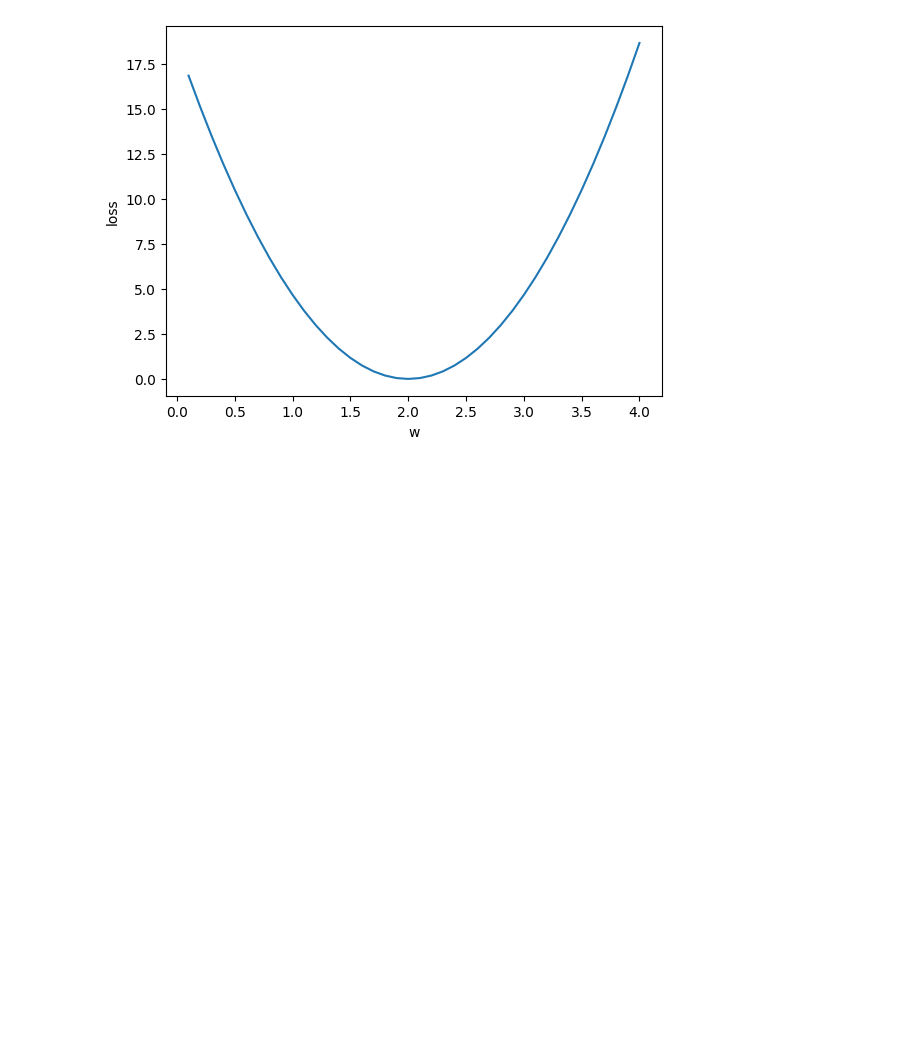
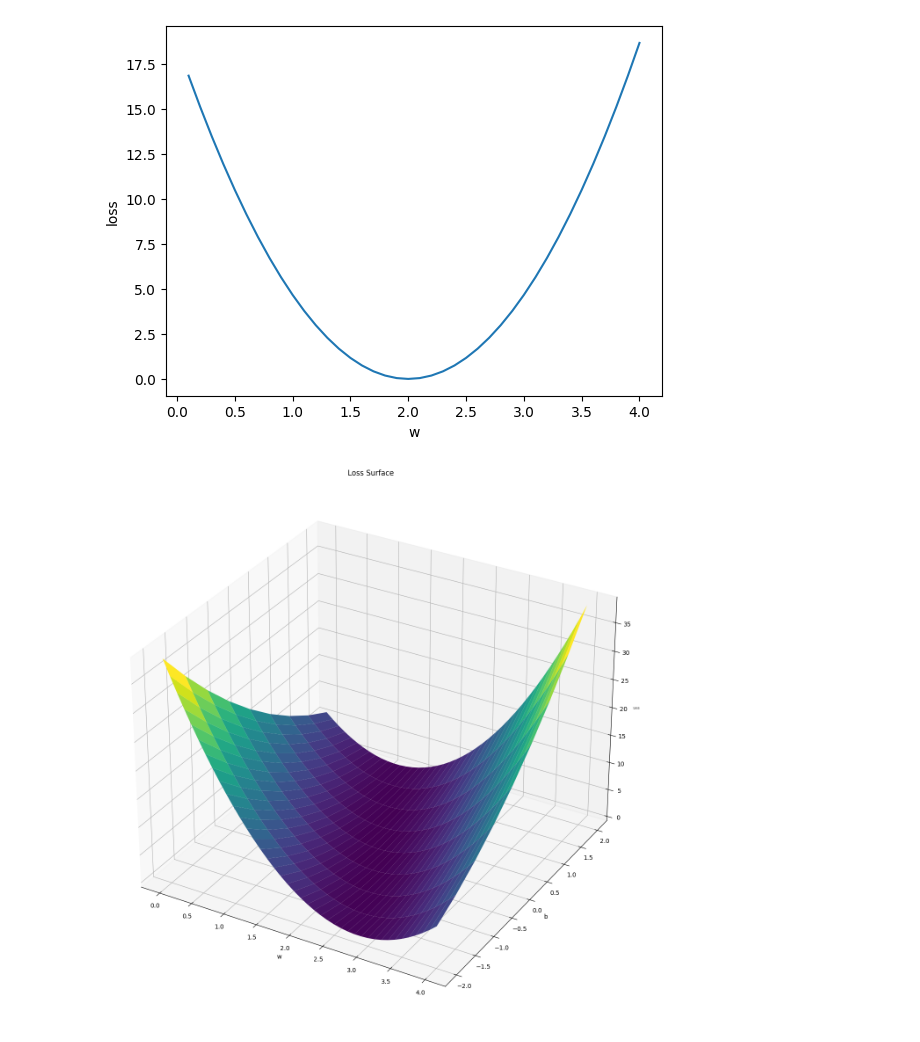
Before and after one commit to maker-arch/PytorchExersise, a Jupyter notebook: LinearModel_py.ipynb, the cells around one changed output. Saved outputs shown, nothing was run; the diff lists cells and outputs as text; code cells hidden in the pictures; blank space fills up the shorter version.

```diff
--- a/LinearModel_py.ipynb
+++ b/LinearModel_py.ipynb
@@ -54,0 +58,34 @@ mse_loss= 18.666666666666668
+# %%
+
+x_data = [1.0, 2.0, 3.0]
+y_data = [2.0, 4.0, 6.0]
+
+def forward(x):
+  return x * W + B
+
+def loss(x, y):
+  y_pred = forward(x)
+  return (y_pred - y) * (y_pred - y)
+
+loss_list = []
+w_list = np.arange(0.0, 4.1, 0.1) #左闭又开
+b_list = np.arange(-2.0, 2.1, 0.5)
+W, B = np.meshgrid(w_list, b_list)
+
+
+l_sum = 0
+for x_val, y_val in zip(x_data, y_data):
+  y_pred_val = forward(x_val)
+  loss_val = loss(x_val, y_val)
+  l_sum += loss_val
+
+fig = plt.figure(figsize=(16, 16))
+ax = fig.add_subplot(projection='3d')
+ax.plot_surface(W,B,l_sum/3, cmap='viridis')
+ax.set_xlabel('w')
+ax.set_ylabel('b')
+ax.set_zlabel('Loss', fontsize=5)
+plt.title('Loss Surface')
+plt.show()
+# %% [output]
+[figure, added]
```
Also changed, not shown: parts of 3 cells of this notebook.
